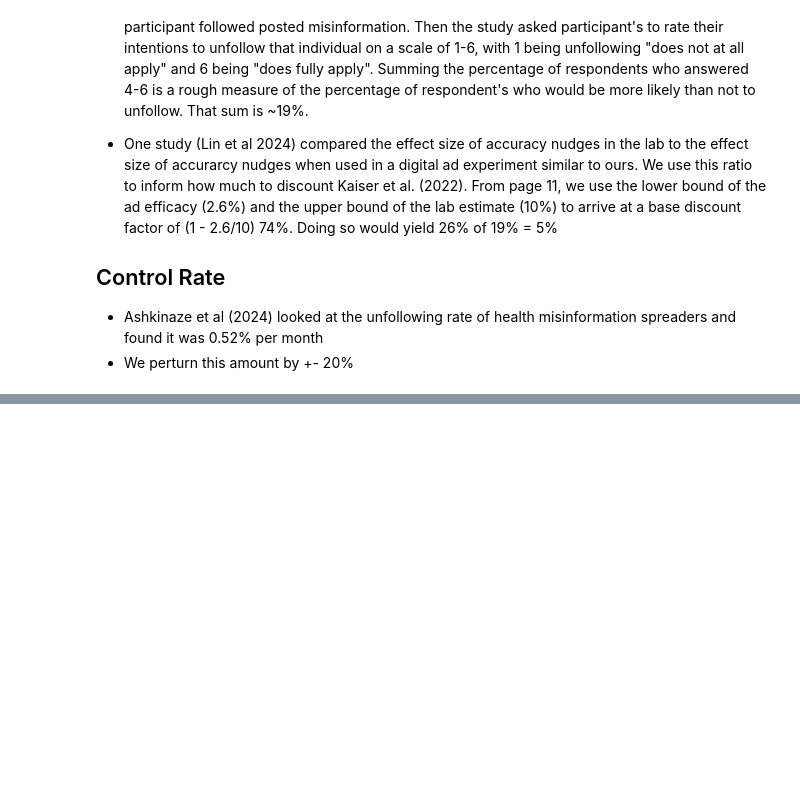
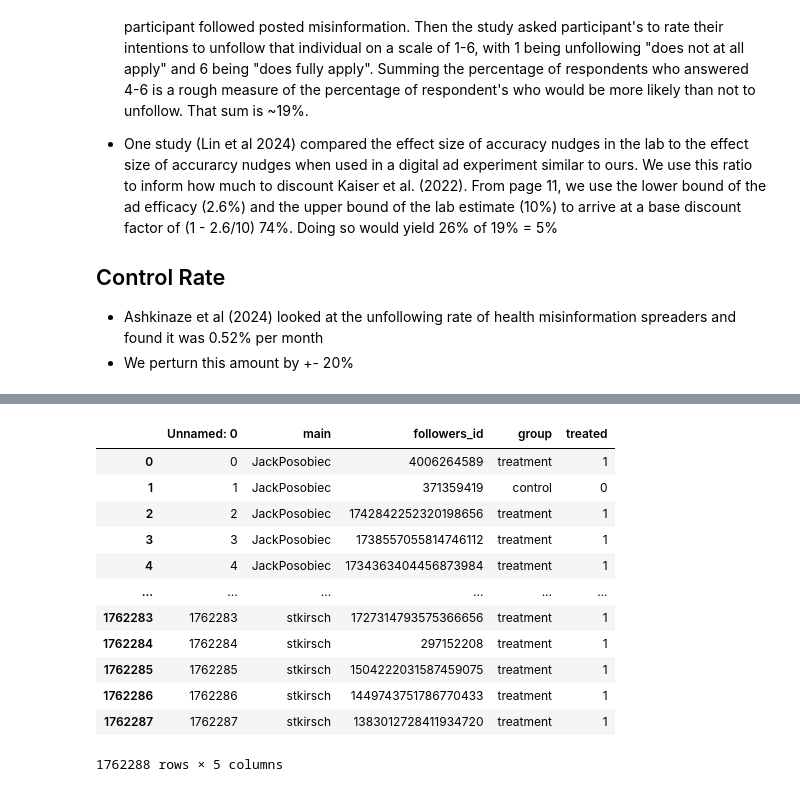
Before and after one commit to josh-ashkinaze/ads_misinfo, a Jupyter notebook: 5_pow.ipynb, the cells around one changed output, grey strips where cells are left out. Drawn from its saved outputs; the diff is of its cells as text; code cells hidden in the pictures; blank space fills up the shorter version.

```diff
--- a/5_pow.ipynb
+++ b/5_pow.ipynb
@@ -131,0 +168,16 @@ ValueError: invalid alternative
+# %%
+df
+# %% [output]
+|  | Unnamed: 0 | main | followers_id | group | treated |
+| 0 | 0 | JackPosobiec | 4006264589 | treatment | 1 |
+| 1 | 1 | JackPosobiec | 371359419 | control | 0 |
+| 2 | 2 | JackPosobiec | 1742842252320198656 | treatment | 1 |
+| 3 | 3 | JackPosobiec | 1738557055814746112 | treatment | 1 |
+| 4 | 4 | JackPosobiec | 1734363404456873984 | treatment | 1 |
+| ... | ... | ... | ... | ... | ... |
+| 1762283 | 1762283 | stkirsch | 1727314793575366656 | treatment | 1 |
+| 1762284 | 1762284 | stkirsch | 297152208 | treatment | 1 |
+| 1762285 | 1762285 | stkirsch | 1504222031587459075 | treatment | 1 |
+| 1762286 | 1762286 | stkirsch | 1449743751786770433 | treatment | 1 |
+| 1762287 | 1762287 | stkirsch | 1383012728411934720 | treatment | 1 |
+1762288 rows × 5 columns
```
Also changed, not shown: parts of 1 cell of this notebook.
